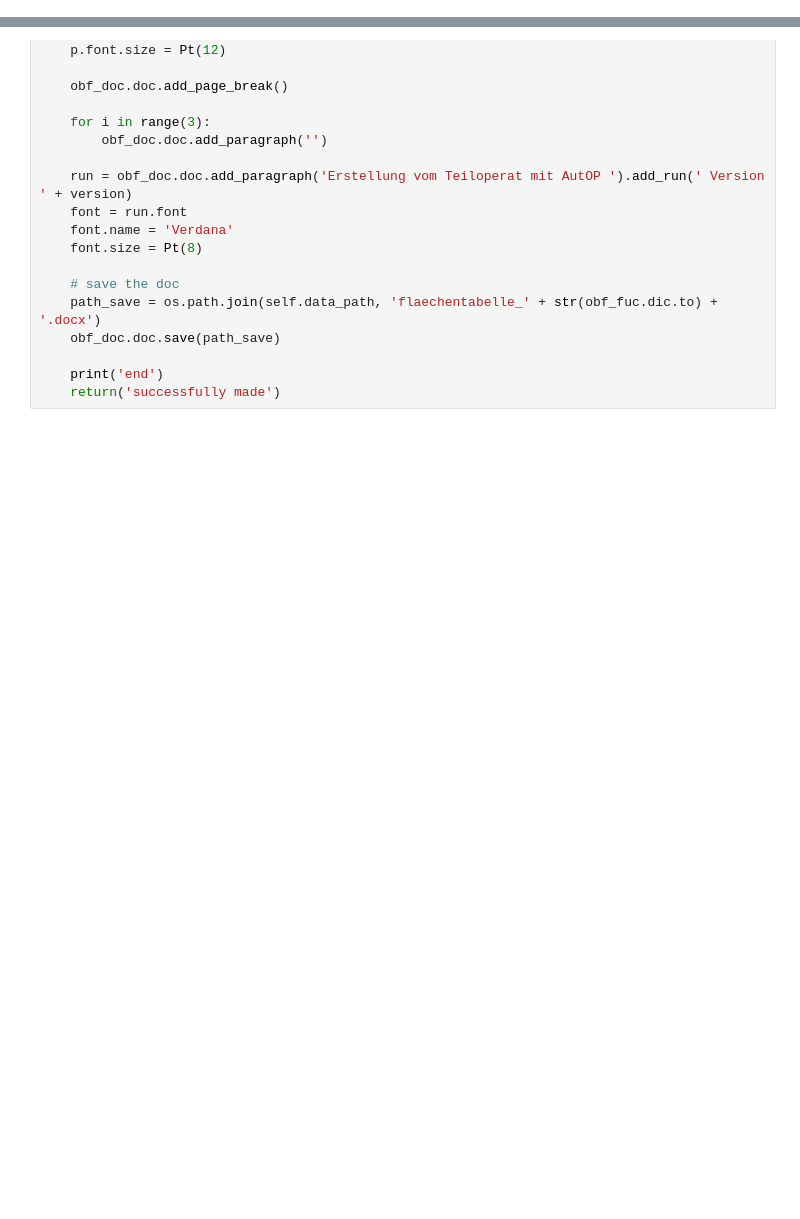
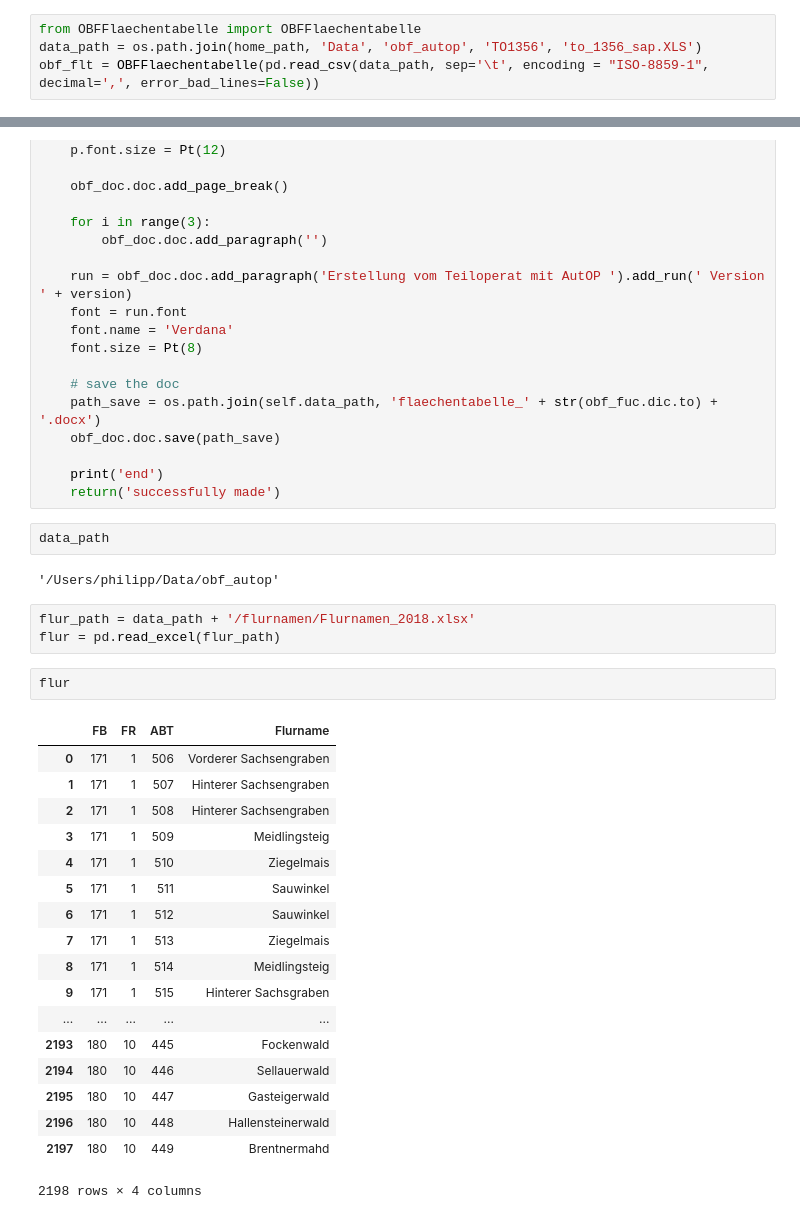
Before and after one commit to satlawa/obf_autop, a Jupyter notebook: flaechentabelle.ipynb, the cells around one changed output, grey strips where cells are left out. Saved outputs shown, nothing was run; the diff lists cells and outputs as text; blank space fills up the shorter version.

```diff
--- a/flaechentabelle.ipynb
+++ b/flaechentabelle.ipynb
@@ -26,3 +72,7 @@ data_path
+# %%
+from OBFFlaechentabelle import OBFFlaechentabelle
+data_path = os.path.join(home_path, 'Data', 'obf_autop', 'TO1356', 'to_1356_sap.XLS')
+obf_flt = OBFFlaechentabelle(pd.read_csv(data_path, sep='\t', encoding = "ISO-8859-1", decimal=',', error_bad_lines=False))
 # %%
 data_raw = pd.read_csv(data_path, sep='\t', encoding = "ISO-8859-1", decimal=',', error_bad_lines=False)
 # %%
@@ -689,3 +771,31 @@ def run():
 
     print('end')
     return('successfully made')
+# %%
+data_path
+# %% [output]
+'/Users/philipp/Data/obf_autop'
+# %%
+flur_path = data_path + '/flurnamen/Flurnamen_2018.xlsx'
+flur = pd.read_excel(flur_path)
+# %%
+flur
+# %% [output]
+|  | FB | FR | ABT | Flurname |
+| 0 | 171 | 1 | 506 | Vorderer Sachsengraben |
+| 1 | 171 | 1 | 507 | Hinterer Sachsengraben |
+| 2 | 171 | 1 | 508 | Hinterer Sachsengraben |
+| 3 | 171 | 1 | 509 | Meidlingsteig |
+| 4 | 171 | 1 | 510 | Ziegelmais |
+| 5 | 171 | 1 | 511 | Sauwinkel |
+| 6 | 171 | 1 | 512 | Sauwinkel |
+| 7 | 171 | 1 | 513 | Ziegelmais |
+| 8 | 171 | 1 | 514 | Meidlingsteig |
+| 9 | 171 | 1 | 515 | Hinterer Sachsgraben |
+| ... | ... | ... | ... | ... |
+| 2193 | 180 | 10 | 445 | Fockenwald |
+| 2194 | 180 | 10 | 446 | Sellauerwald |
+| 2195 | 180 | 10 | 447 | Gasteigerwald |
+| 2196 | 180 | 10 | 448 | Hallensteinerwald |
+| 2197 | 180 | 10 | 449 | Brentnermahd |
+2198 rows × 4 columns
```
Also changed, not shown: parts of 6 cells of this notebook, 6 other files.
